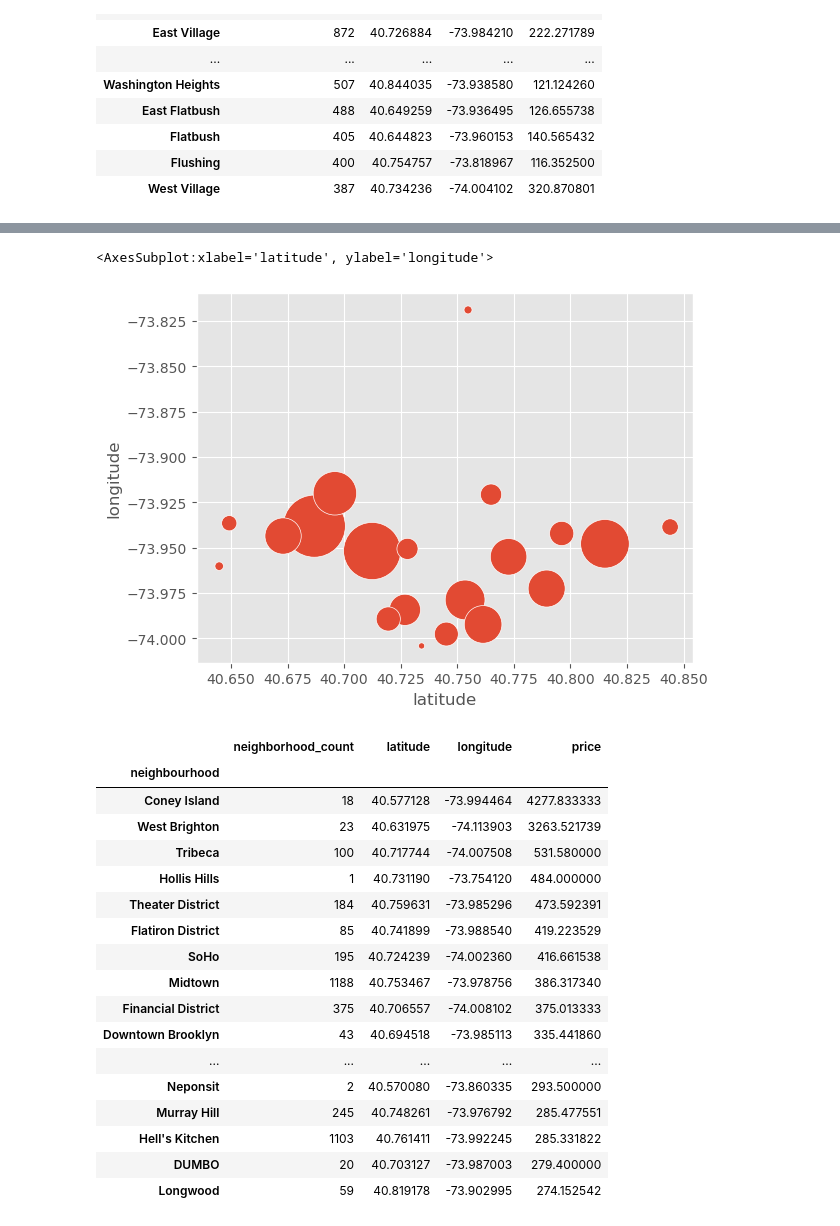
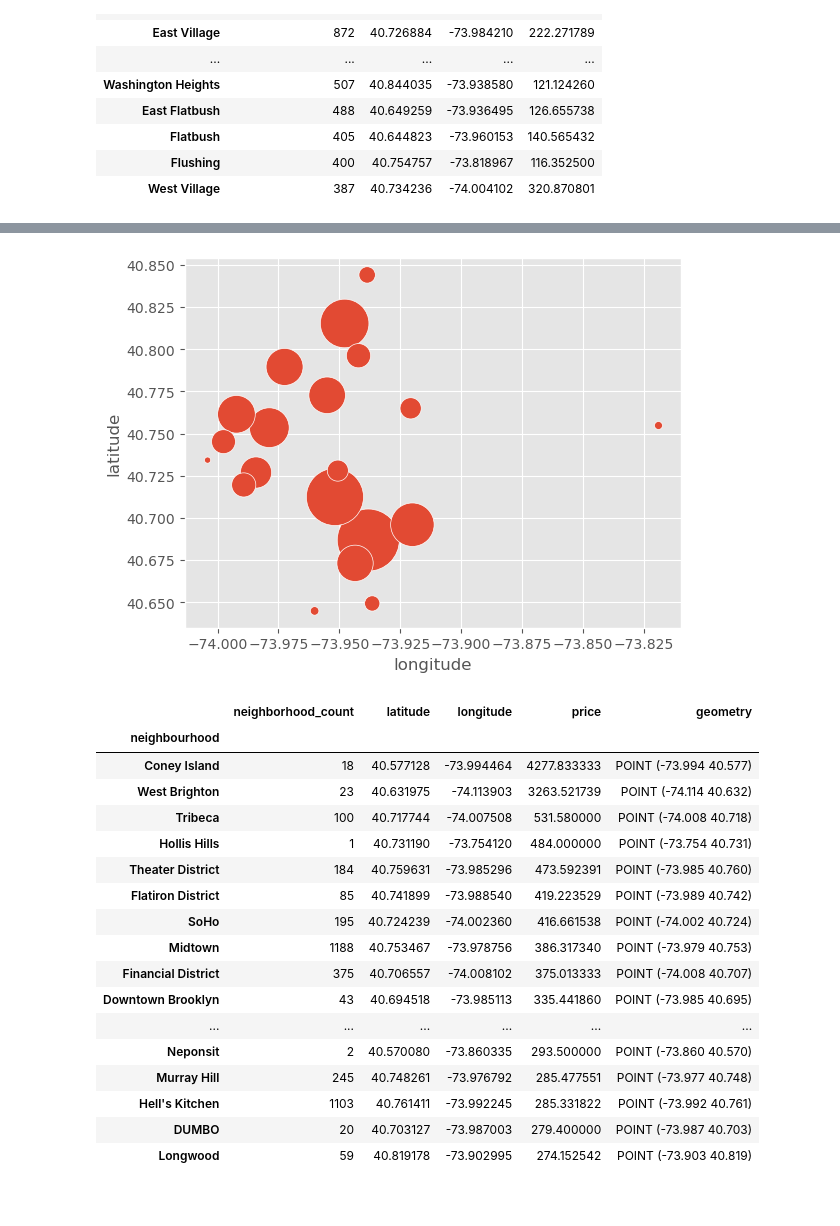
Before and after one commit to liu-roger/data_visualization_project, a Jupyter notebook: visualizations/neighborhood_count_histograms.ipynb, the cells around one changed output, grey strips where cells are left out. Saved outputs shown, nothing was run; the diff lists cells and outputs as text; code cells hidden in the pictures.

```diff
--- a/visualizations/neighborhood_count_histograms.ipynb
+++ b/visualizations/neighborhood_count_histograms.ipynb
@@ -159,0 +209,12 @@ neighborhood_means_and_counts.sort_values(by='neighborhood_count',ascending=Fals
+# %%
+points = []
+for lon, lat in zip(neighborhood_means_and_counts["longitude"], neighborhood_means_and_counts["latitude"]):
+    points.append(Point(lon, lat))
+
+neighborhood_means_and_counts["geometry"] = points
+
+neighborhood_means_and_counts = gpd.GeoDataFrame(neighborhood_means_and_counts)
+
+neighborhood_means_and_counts.head()
+neighborhood_means_and_counts.crs = "EPSG:3857"
+neighborhood_means_and_counts.crs
@@ -160,27 +304,26 @@ neighborhood_means_and_counts.sort_values(by='neighborhood_count',ascending=Fals
 # %%
-sns.scatterplot(data=neighborhood_means_and_counts.sort_values(by='neighborhood_count',ascending=False).head(20), x="latitude", y="longitude", size="neighborhood_count", legend=False, sizes=(20, 2000))
+a = sns.scatterplot(data=neighborhood_means_and_counts.sort_values(by='neighborhood_count',ascending=False).head(20), x="longitude", y="latitude", size="neighborhood_count", legend=False, sizes=(20, 2000))
 # %% [output]
-<AxesSubplot:xlabel='latitude', ylabel='longitude'>
-[figure, old version]
+[figure, new version]
 # %%
 neighborhood_means_and_counts.sort_values(by='price',ascending=False).head(20)
 # %% [output]
-|  | neighborhood_count | latitude | longitude | price |
-| neighbourhood |  |  |  |  |
-| Coney Island | 18 | 40.577128 | -73.994464 | 4277.833333 |
-| West Brighton | 23 | 40.631975 | -74.113903 | 3263.521739 |
-| Tribeca | 100 | 40.717744 | -74.007508 | 531.580000 |
-| Hollis Hills | 1 | 40.731190 | -73.754120 | 484.000000 |
-| Theater District | 184 | 40.759631 | -73.985296 | 473.592391 |
-| Flatiron District | 85 | 40.741899 | -73.988540 | 419.223529 |
-| SoHo | 195 | 40.724239 | -74.002360 | 416.661538 |
-| Midtown | 1188 | 40.753467 | -73.978756 | 386.317340 |
-| Financial District | 375 | 40.706557 | -74.008102 | 375.013333 |
-| Downtown Brooklyn | 43 | 40.694518 | -73.985113 | 335.441860 |
-| ... | ... | ... | ... | ... |
-| Neponsit | 2 | 40.570080 | -73.860335 | 293.500000 |
-| Murray Hill | 245 | 40.748261 | -73.976792 | 285.477551 |
-| Hell's Kitchen | 1103 | 40.761411 | -73.992245 | 285.331822 |
-| DUMBO | 20 | 40.703127 | -73.987003 | 279.400000 |
-| Longwood | 59 | 40.819178 | -73.902995 | 274.152542 |
+|  | neighborhood_count | latitude | longitude | price | geometry |
+| neighbourhood |  |  |  |  |  |
+| Coney Island | 18 | 40.577128 | -73.994464 | 4277.833333 | POINT (-73.994 40.577) |
+| West Brighton | 23 | 40.631975 | -74.113903 | 3263.521739 | POINT (-74.114 40.632) |
+| Tribeca | 100 | 40.717744 | -74.007508 | 531.580000 | POINT (-74.008 40.718) |
+| Hollis Hills | 1 | 40.731190 | -73.754120 | 484.000000 | POINT (-73.754 40.731) |
+| Theater District | 184 | 40.759631 | -73.985296 | 473.592391 | POINT (-73.985 40.760) |
+| Flatiron District | 85 | 40.741899 | -73.988540 | 419.223529 | POINT (-73.989 40.742) |
+| SoHo | 195 | 40.724239 | -74.002360 | 416.661538 | POINT (-74.002 40.724) |
+| Midtown | 1188 | 40.753467 | -73.978756 | 386.317340 | POINT (-73.979 40.753) |
+| Financial District | 375 | 40.706557 | -74.008102 | 375.013333 | POINT (-74.008 40.707) |
+| Downtown Brooklyn | 43 | 40.694518 | -73.985113 | 335.441860 | POINT (-73.985 40.695) |
+| ... | ... | ... | ... | ... | ... |
+| Neponsit | 2 | 40.570080 | -73.860335 | 293.500000 | POINT (-73.860 40.570) |
+| Murray Hill | 245 | 40.748261 | -73.976792 | 285.477551 | POINT (-73.977 40.748) |
+| Hell's Kitchen | 1103 | 40.761411 | -73.992245 | 285.331822 | POINT (-73.992 40.761) |
+| DUMBO | 20 | 40.703127 | -73.987003 | 279.400000 | POINT (-73.987 40.703) |
+| Longwood | 59 | 40.819178 | -73.902995 | 274.152542 | POINT (-73.903 40.819) |
 # %%
```
Also changed, not shown: parts of 16 cells of this notebook, 4 other files.
